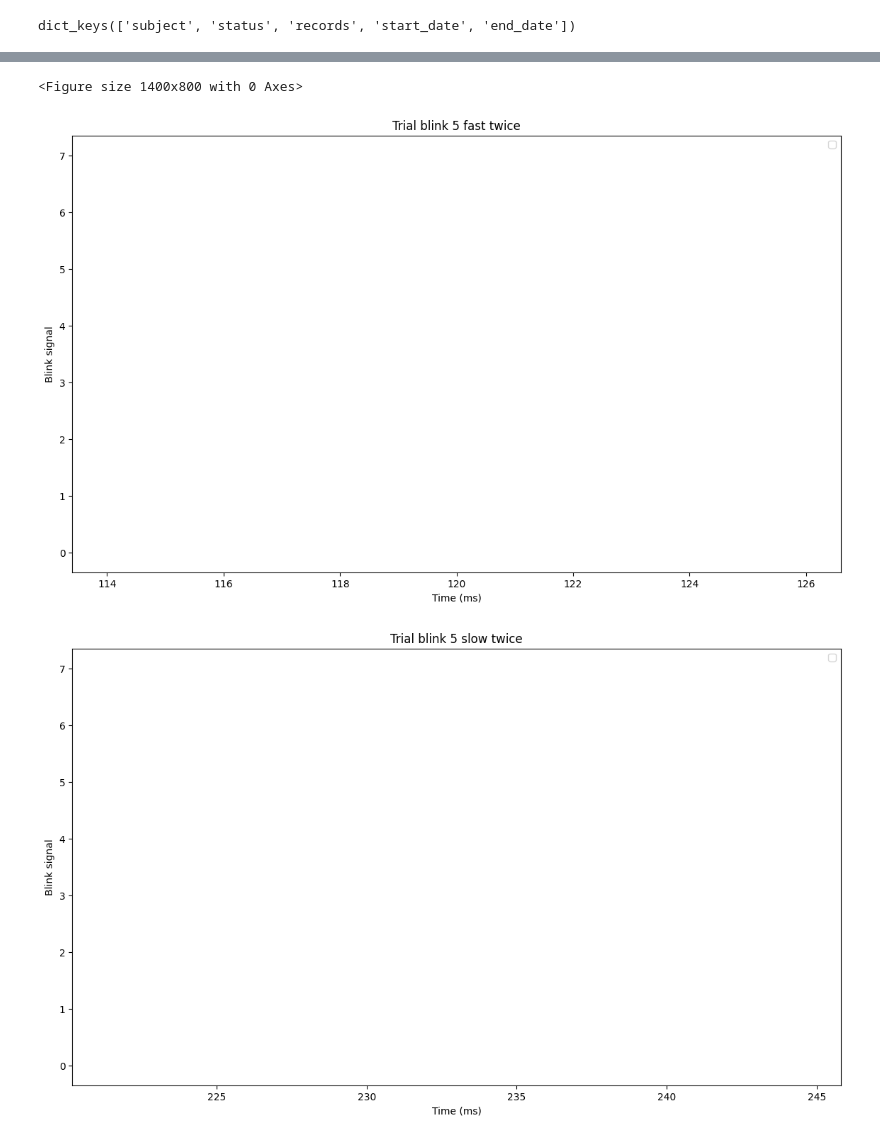
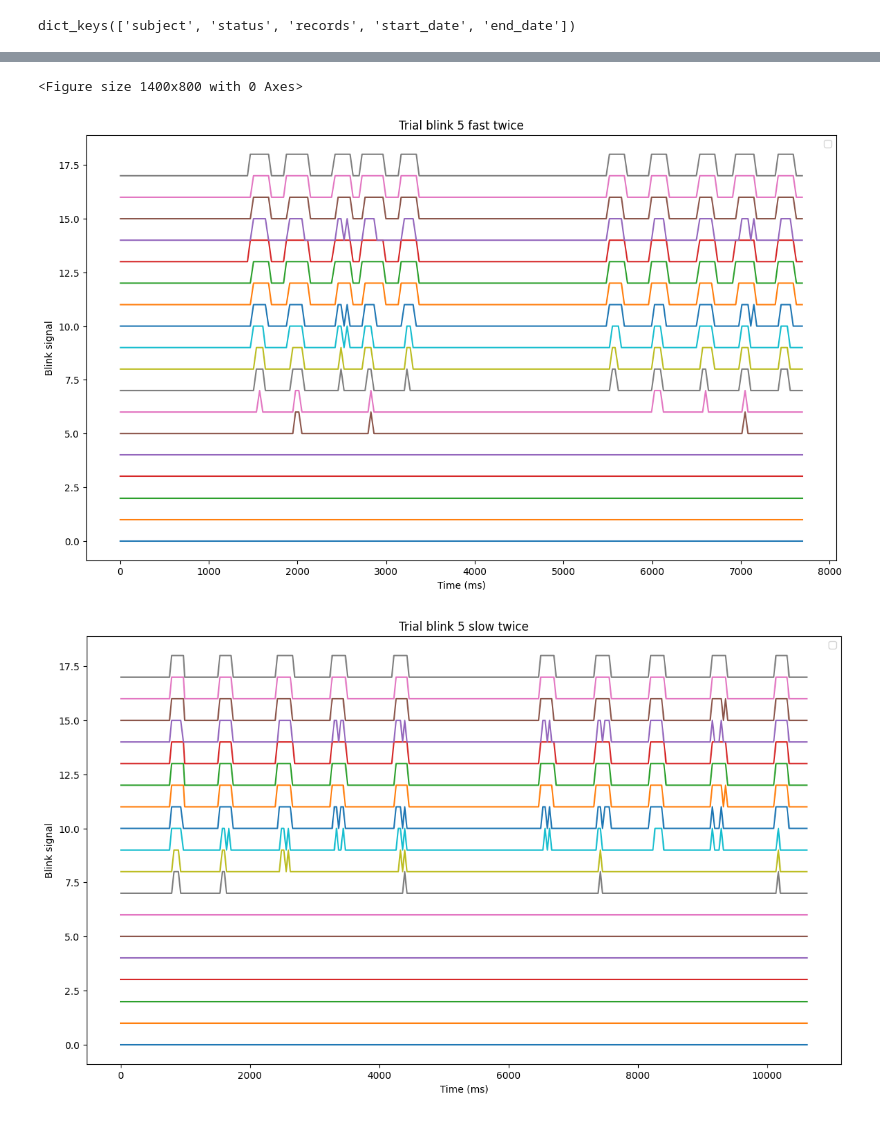
Before and after one commit to agustin-penas/wg-DataAnalysis, a Jupyter notebook: local_vs_datapruebas.ipynb, the cells around one changed output, grey strips where cells are left out. Drawn from its saved outputs; the diff is of its cells as text; code cells hidden in the pictures.

Commit message:
local vs datapruebas ok

```diff
--- a/local_vs_datapruebas.ipynb
+++ b/local_vs_datapruebas.ipynb
@@ -36,8 +67,8 @@ df_local_wg['dz'].astype(float).plot()
 # %%
-file_path = '/home/gus/Documents/REPOS/aguspenas/wg-DataAnalysis/data/data.json'
+file_path = '/Users/agustinpenas/Python-proyects/wg-DataAnalysis/data/all-experiments/all-experiment-expose-points2025-07-09T19_53_26.886Z-anteojos copy.csv'
 
 with open(file_path, 'r', encoding='latin1') as f:
-    data = json.load(f)
+    df_from_dataprue = pd.read_csv(f)
 # %%
 data['experiment_runs'][0].keys()
 # %% [output]
@@ -61 +92,15 @@ df_from_dataprue.head()
 5 rows × 22 columns
+# %%
+files = Path("./data").glob("*.csv")
+
+for file in files:
+    if "dataframe_blink_16" in str(file):
+        df_from_dataprue = pd.read_csv(file)
+        #print(df_from_dataprue)
+# %%
+files = Path("./data").glob("*.csv")
+
+for file in files:
+    if "dataframe_blink_15" in str(file):
+        df_from_dataprue = pd.read_csv(file)
+        #print(df_from_dataprue)
@@ -63,7 +126,7 @@ df_from_dataprue.head()
 df_dataprue_wg = df_from_dataprue[~df_from_dataprue['webgazer_data'].isnull()]
 
 trial_num = 0
-df_dataprue_wg = pd.DataFrame(df_dataprue_wg['webgazer_data'].iloc[trial_num]).reset_index().rename(columns={'index': 'trial'})
+df_dataprue_wg = pd.DataFrame(df_dataprue_wg['webgazer_data'].iloc[trial_num])
 
 
 df_dataprue_wg['dz'].astype(float).plot()
@@ -234,6 +314,16 @@ df_webgazer["Blink_sample4"] = df_webgazer["isBlinkByEar"].apply(lambda x: int(x
 df_webgazer["Blink_sample5"] = df_webgazer["isBlinkByEar"].apply(lambda x: int(x[5]==True)+5)
 df_webgazer["Blink_sample6"] = df_webgazer["isBlinkByEar"].apply(lambda x: int(x[6]==True)+6)
 df_webgazer["Blink_sample7"] = df_webgazer["isBlinkByEar"].apply(lambda x: int(x[7]==True)+7)
+df_webgazer["Blink_sample8"] = df_webgazer["isBlinkByEar"].apply(lambda x: int(x[8]==True)+8)
+df_webgazer["Blink_sample9"] = df_webgazer["isBlinkByEar"].apply(lambda x: int(x[9]==True)+9)
+df_webgazer["Blink_sample10"] = df_webgazer["isBlinkByEar"].apply(lambda x: int(x[10]==True)+10)
+df_webgazer["Blink_sample11"] = df_webgazer["isBlinkByEar"].apply(lambda x: int(x[11]==True)+11)
+df_webgazer["Blink_sample12"] = df_webgazer["isBlinkByEar"].apply(lambda x: int(x[12]==True)+12)
+df_webgazer["Blink_sample13"] = df_webgazer["isBlinkByEar"].apply(lambda x: int(x[13]==True)+13)
+df_webgazer["Blink_sample14"] = df_webgazer["isBlinkByEar"].apply(lambda x: int(x[10]==True)+14)
+df_webgazer["Blink_sample15"] = df_webgazer["isBlinkByEar"].apply(lambda x: int(x[11]==True)+15)
+df_webgazer["Blink_sample16"] = df_webgazer["isBlinkByEar"].apply(lambda x: int(x[12]==True)+16)
+df_webgazer["Blink_sample17"] = df_webgazer["isBlinkByEar"].apply(lambda x: int(x[13]==True)+17)
 
 
 titles = ["Trial blink 5 fast twice",
@@ -252,32 +342,42 @@ for x in range(0,6):
   plt.figure(figsize=(14, 8))
   plt.plot(df_webgazer[df_webgazer["trial"]==x+1].t ,df_webgazer[df_webgazer["trial"]==x+1].Blink_sample)
   plt.plot(df_webgazer[df_webgazer["trial"]==x+1].t ,df_webgazer[df_webgazer["trial"]==x+1].Blink_sample1)
   plt.plot(df_webgazer[df_webgazer["trial"]==x+1].t ,df_webgazer[df_webgazer["trial"]==x+1].Blink_sample2)
   plt.plot(df_webgazer[df_webgazer["trial"]==x+1].t ,df_webgazer[df_webgazer["trial"]==x+1].Blink_sample3)
   plt.plot(df_webgazer[df_webgazer["trial"]==x+1].t ,df_webgazer[df_webgazer["trial"]==x+1].Blink_sample4)
   plt.plot(df_webgazer[df_webgazer["trial"]==x+1].t ,df_webgazer[df_webgazer["trial"]==x+1].Blink_sample5)
   plt.plot(df_webgazer[df_webgazer["trial"]==x+1].t , df_webgazer[df_webgazer["trial"]==x+1].Blink_sample6)
   plt.plot(df_webgazer[df_webgazer["trial"]==x+1].t , df_webgazer[df_webgazer["trial"]==x+1].Blink_sample7)
+  plt.plot(df_webgazer[df_webgazer["trial"]==x+1].t ,df_webgazer[df_webgazer["trial"]==x+1].Blink_sample8)
+  plt.plot(df_webgazer[df_webgazer["trial"]==x+1].t ,df_webgazer[df_webgazer["trial"]==x+1].Blink_sample9)
+  plt.plot(df_webgazer[df_webgazer["trial"]==x+1].t ,df_webgazer[df_webgazer["trial"]==x+1].Blink_sample10)
+  plt.plot(df_webgazer[df_webgazer["trial"]==x+1].t ,df_webgazer[df_webgazer["trial"]==x+1].Blink_sample11)
+  plt.plot(df_webgazer[df_webgazer["trial"]==x+1].t ,df_webgazer[df_webgazer["trial"]==x+1].Blink_sample12)
+  plt.plot(df_webgazer[df_webgazer["trial"]==x+1].t ,df_webgazer[df_webgazer["trial"]==x+1].Blink_sample13)
+  plt.plot(df_webgazer[df_webgazer["trial"]==x+1].t , df_webgazer[df_webgazer["trial"]==x+1].Blink_sample14)
+  plt.plot(df_webgazer[df_webgazer["trial"]==x+1].t , df_webgazer[df_webgazer["trial"]==x+1].Blink_sample15)
+  plt.plot(df_webgazer[df_webgazer["trial"]==x+1].t , df_webgazer[df_webgazer["trial"]==x+1].Blink_sample16)
+  plt.plot(df_webgazer[df_webgazer["trial"]==x+1].t , df_webgazer[df_webgazer["trial"]==x+1].Blink_sample17)
   plt.title(titles[x])
   plt.xlabel("Time (ms)")
   plt.ylabel("Blink signal")
   plt.legend(loc="upper right")
   plt.show()
 
 
 
 
 # Plot the blink data using different colors for each type
 
 # Add labels and legend
 #plt.title("Blink Scatter Plot")
 #plt.xlabel("Time (ms)")
 #plt.ylabel("Trial")
 #plt.legend(loc="upper right")
 
 # Show plot
 #plt.show()
 # %% [output]
 <Figure size 1400x800 with 0 Axes>
-[figure, old version]
+[figure, new version]
-[figure, old version]
+[figure, new version]
```
Also changed, not shown: parts of 16 cells of this notebook.
